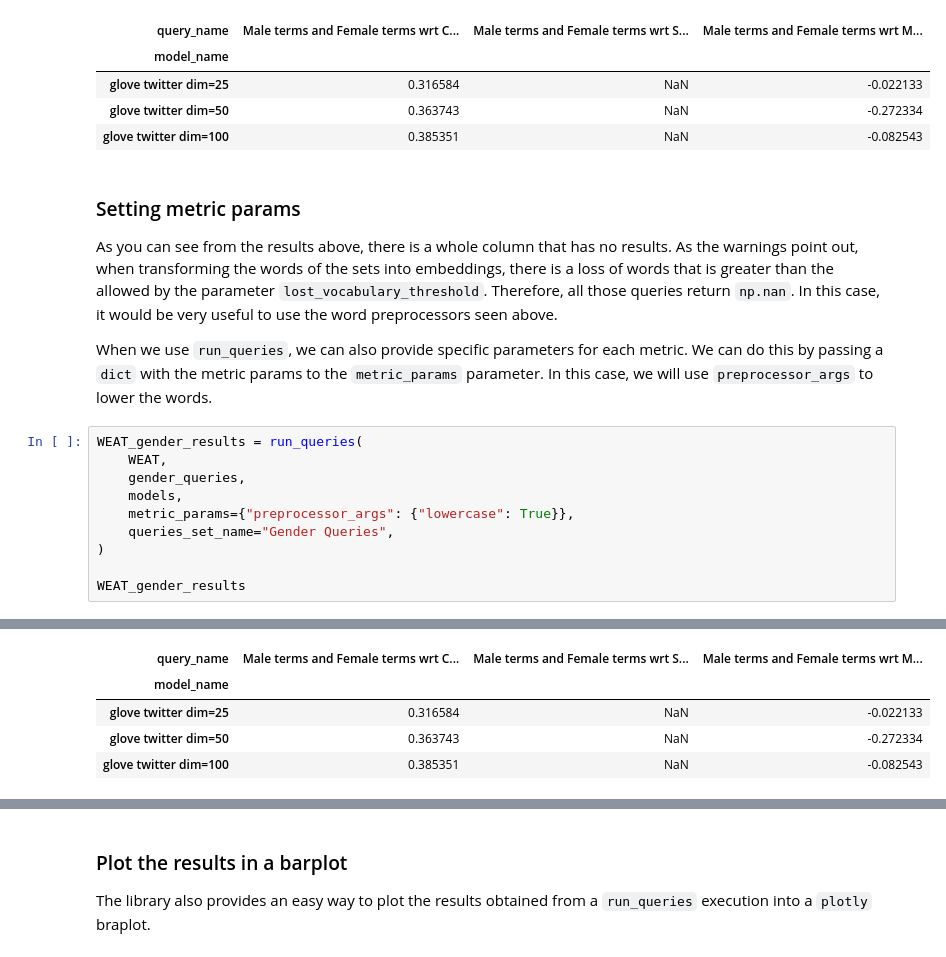
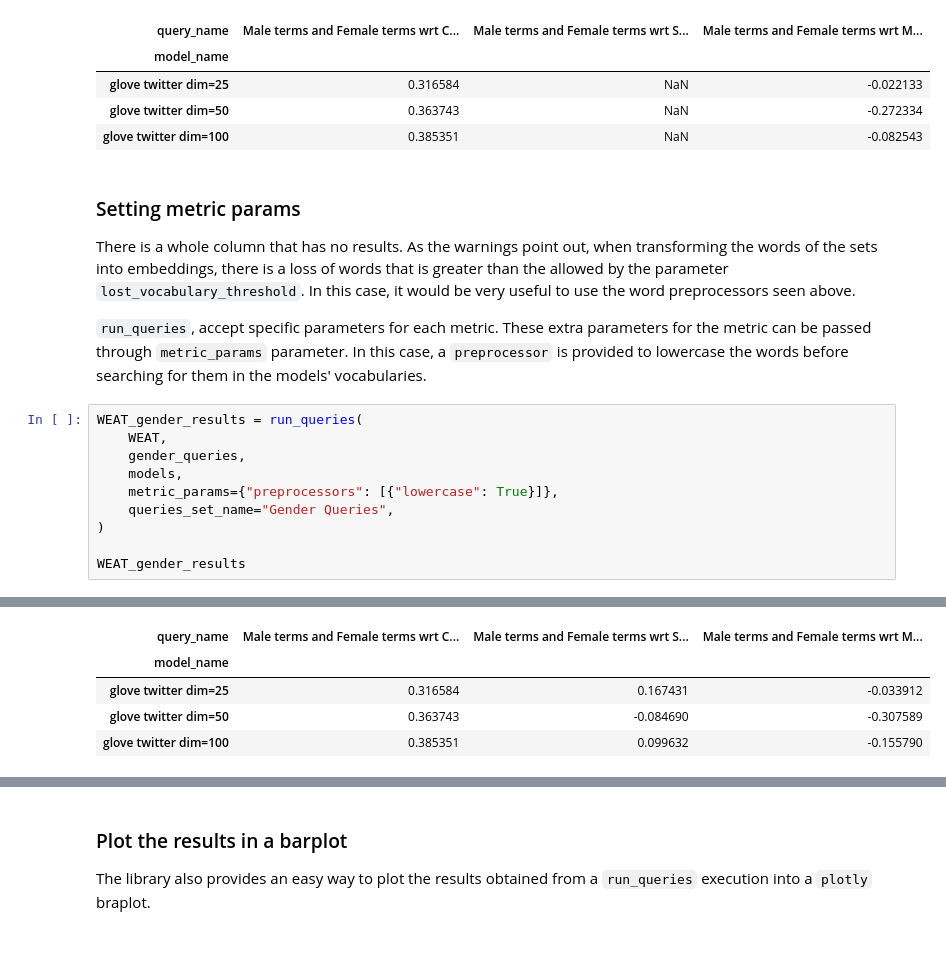
Before and after one commit to dccuchile/wefe, a Jupyter notebook: User_Guide.ipynb, the cells around one changed output, grey strips where cells are left out. Cells and saved outputs as stored; diff of their text form.

```diff
--- a/User_Guide.ipynb
+++ b/User_Guide.ipynb
@@ -420,17 +410,16 @@ ERROR:root:At least one set of 'Male terms and Female terms wrt Science and Arts
 # %% [markdown]
 ### Setting metric params
 
-As you can see from the results above, there is a whole column that has no results. As the warnings point out, when transforming the words of the sets into embeddings, there is a loss of words that is greater than the allowed by the parameter `lost_vocabulary_threshold`. Therefore, all those queries return `np.nan`.
-In this case, it would be very useful to use the word preprocessors seen above.
+There is a whole column that has no results. As the warnings point out, when transforming the words of the sets into embeddings, there is a loss of words that is greater than the allowed by the parameter `lost_vocabulary_threshold`. In this case, it would be very useful to use the word preprocessors seen above.
 
-When we use `run_queries`, we can also provide specific parameters for each metric. We can do this by passing a `dict` with the metric params to the `metric_params` parameter.
-In this case, we will use `preprocessor_args` to lower the words.
+`run_queries`, accept specific parameters for each metric. These extra parameters for the metric can be passed through `metric_params` parameter.
+In this case, a `preprocessor` is provided to lowercase the words before searching for them in the models' vocabularies.
 # %%
 WEAT_gender_results = run_queries(
     WEAT,
     gender_queries,
     models,
-    metric_params={"preprocessor_args": {"lowercase": True}},
+    metric_params={"preprocessors": [{"lowercase": True}]},
     queries_set_name="Gender Queries",
 )
 
@@ -445,5 +428,5 @@ ERROR:root:At least one set of 'Male terms and Female terms wrt Science and Arts
 | query_name | Male terms and Female terms wrt C... | Male terms and Female terms wrt S... | Male terms and Female terms wrt M... |
 | model_name |  |  |  |
-| glove twitter dim=25 | 0.316584 | NaN | -0.022133 |
-| glove twitter dim=50 | 0.363743 | NaN | -0.272334 |
-| glove twitter dim=100 | 0.385351 | NaN | -0.082543 |
+| glove twitter dim=25 | 0.316584 | 0.167431 | -0.033912 |
+| glove twitter dim=50 | 0.363743 | -0.084690 | -0.307589 |
+| glove twitter dim=100 | 0.385351 | 0.099632 | -0.155790 |
```
Also changed, not shown: parts of 81 cells of this notebook, 1 other file.
